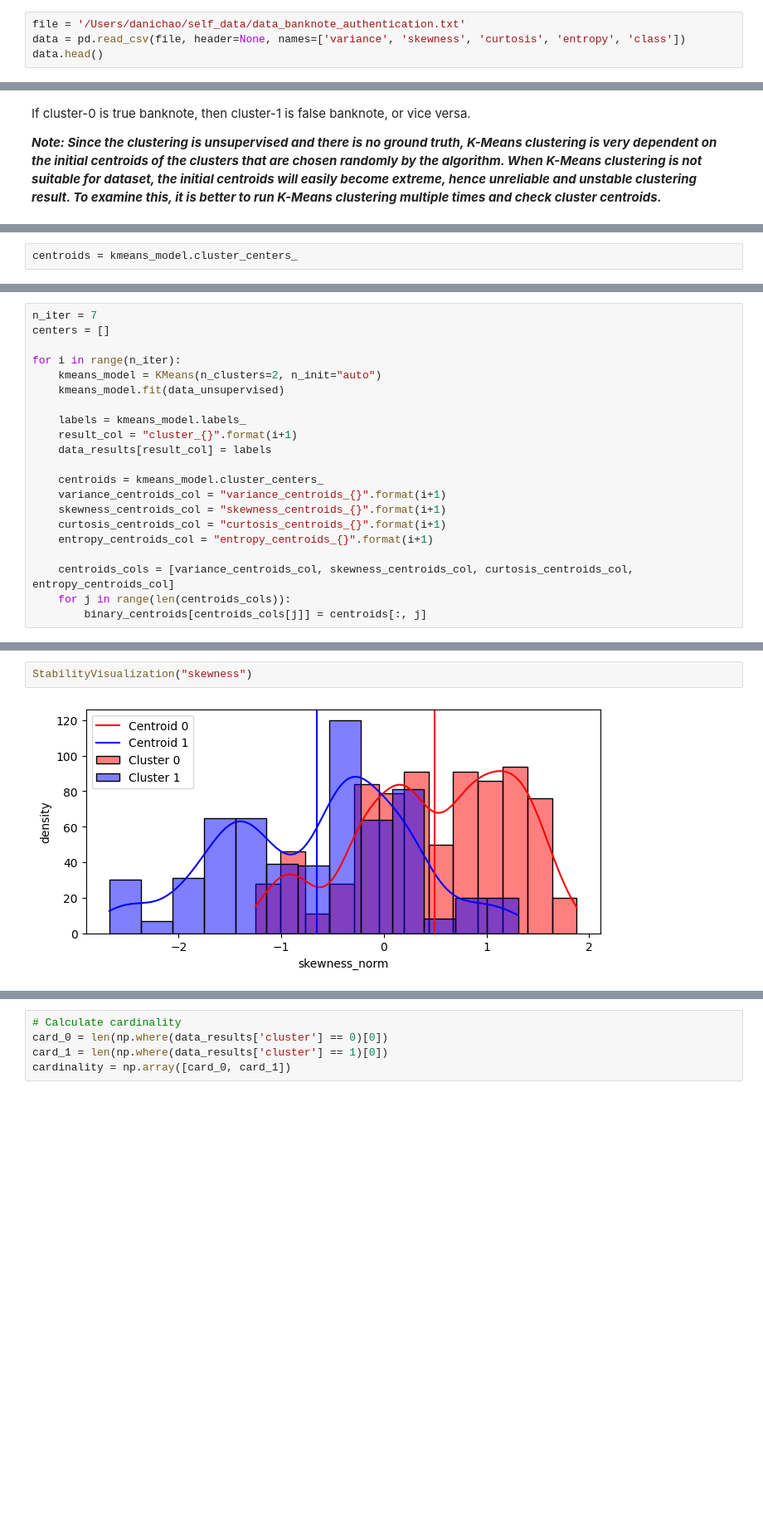
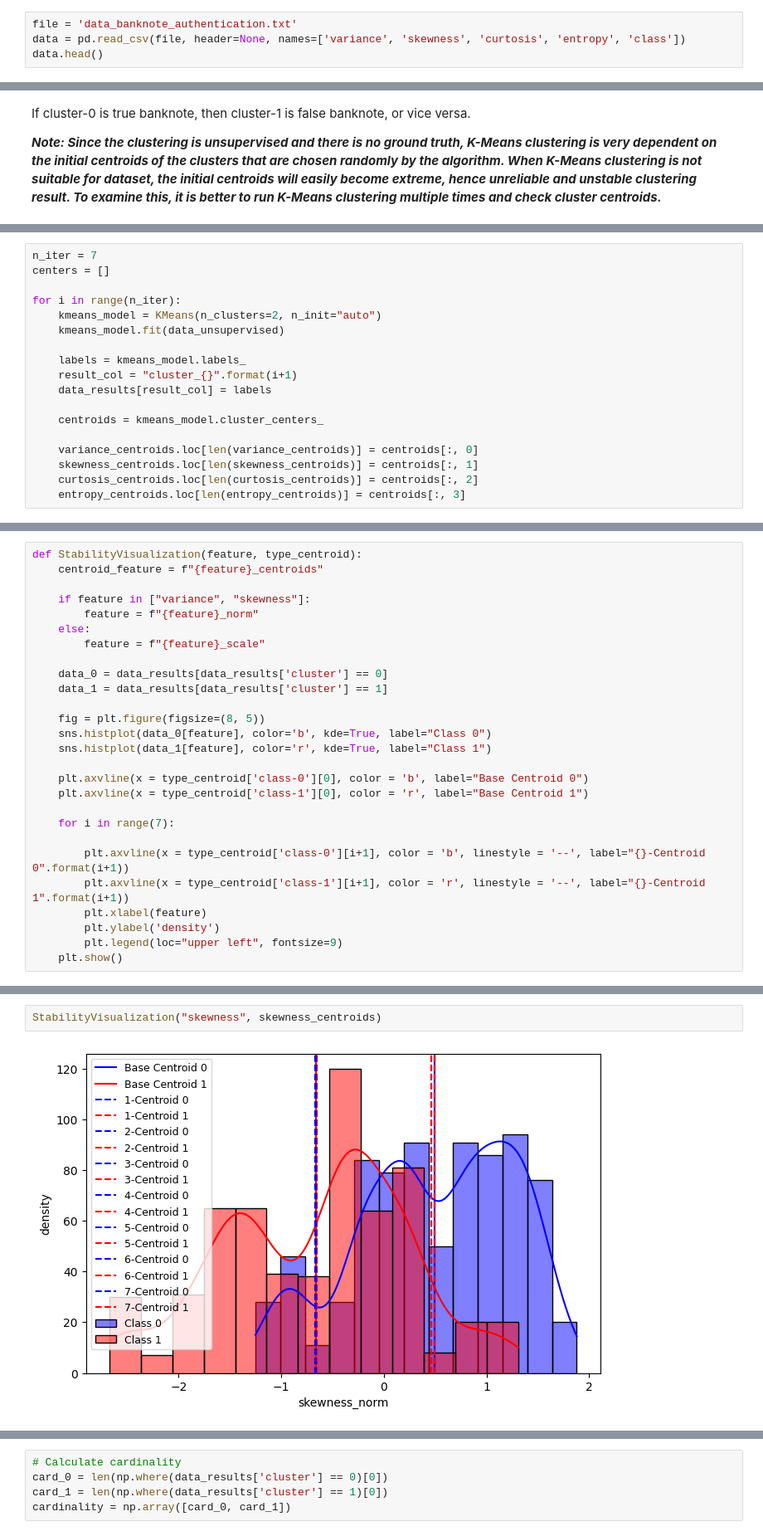
Before and after one commit to danicychao/Banknote_Authentication, a Jupyter notebook: banknote_clustering.ipynb, the cells around one changed output, grey strips where cells are left out. Shown at 83% size. Drawn from its saved outputs; the diff is of its cells as text; blank space fills up the shorter version.

```diff
--- a/banknote_clustering.ipynb
+++ b/banknote_clustering.ipynb
@@ -9,5 +9,5 @@ import pandas as pd
 # %%
-file = '/Users/danichao/self_data/data_banknote_authentication.txt'
+file = 'data_banknote_authentication.txt'
 data = pd.read_csv(file, header=None, names=['variance', 'skewness', 'curtosis', 'entropy', 'class'])
 data.head()
 # %% [output]
@@ -150,2 +151,0 @@ If cluster-0 is true banknote, then cluster-1 is false banknote, or vice versa.
-# %%
-centroids = kmeans_model.cluster_centers_
@@ -174,11 +171,8 @@ for i in range(n_iter):
     data_results[result_col] = labels
 
     centroids = kmeans_model.cluster_centers_
-    variance_centroids_col = "variance_centroids_{}".format(i+1)
-    skewness_centroids_col = "skewness_centroids_{}".format(i+1)
-    curtosis_centroids_col = "curtosis_centroids_{}".format(i+1)
-    entropy_centroids_col = "entropy_centroids_{}".format(i+1)
 
-    centroids_cols = [variance_centroids_col, skewness_centroids_col, curtosis_centroids_col, entropy_centroids_col]
-    for j in range(len(centroids_cols)):
-        binary_centroids[centroids_cols[j]] = centroids[:, j]
+    variance_centroids.loc[len(variance_centroids)] = centroids[:, 0]
+    skewness_centroids.loc[len(skewness_centroids)] = centroids[:, 1]
+    curtosis_centroids.loc[len(curtosis_centroids)] = centroids[:, 2]
+    entropy_centroids.loc[len(entropy_centroids)] = centroids[:, 3]
@@ -251,0 +249,27 @@ StabilityVisualization("variance")
+# %%
+def StabilityVisualization(feature, type_centroid):
+    centroid_feature = f"{feature}_centroids"
+
+    if feature in ["variance", "skewness"]:
+        feature = f"{feature}_norm"
+    else:
+        feature = f"{feature}_scale"
+
+    data_0 = data_results[data_results['cluster'] == 0]
+    data_1 = data_results[data_results['cluster'] == 1]
+
+    fig = plt.figure(figsize=(8, 5))
+    sns.histplot(data_0[feature], color='b', kde=True, label="Class 0")
+    sns.histplot(data_1[feature], color='r', kde=True, label="Class 1")
+
+    plt.axvline(x = type_centroid['class-0'][0], color = 'b', label="Base Centroid 0")
+    plt.axvline(x = type_centroid['class-1'][0], color = 'r', label="Base Centroid 1")
+
+    for i in range(7):
+
+        plt.axvline(x = type_centroid['class-0'][i+1], color = 'b', linestyle = '--', label="{}-Centroid 0".format(i+1))
+        plt.axvline(x = type_centroid['class-1'][i+1], color = 'r', linestyle = '--', label="{}-Centroid 1".format(i+1))
+        plt.xlabel(feature)
+        plt.ylabel('density')
+        plt.legend(loc="upper left", fontsize=9)
+    plt.show()
@@ -252,4 +280,4 @@ StabilityVisualization("variance")
 # %%
-StabilityVisualization("skewness")
+StabilityVisualization("skewness", skewness_centroids)
 # %% [output]
-[figure, old version]
+[figure, new version]
```
Also changed, not shown: parts of 53 cells of this notebook.
